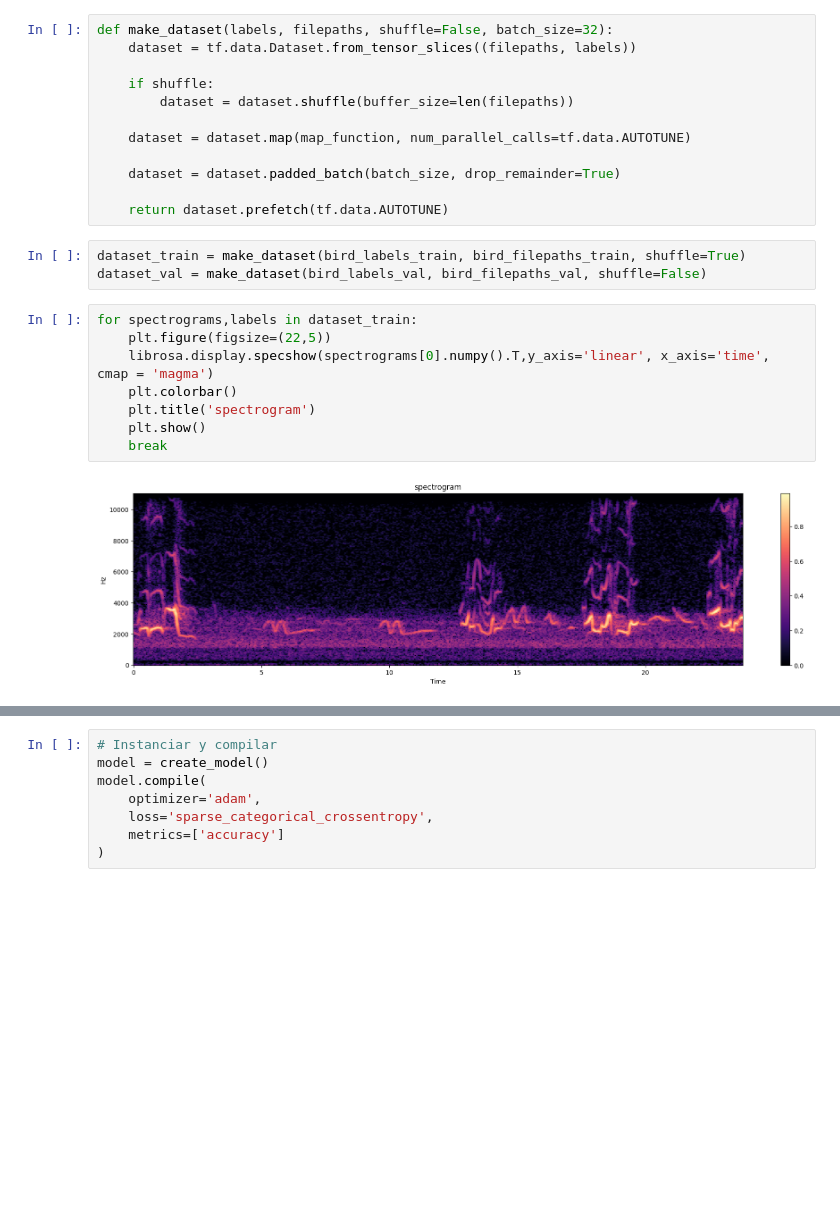
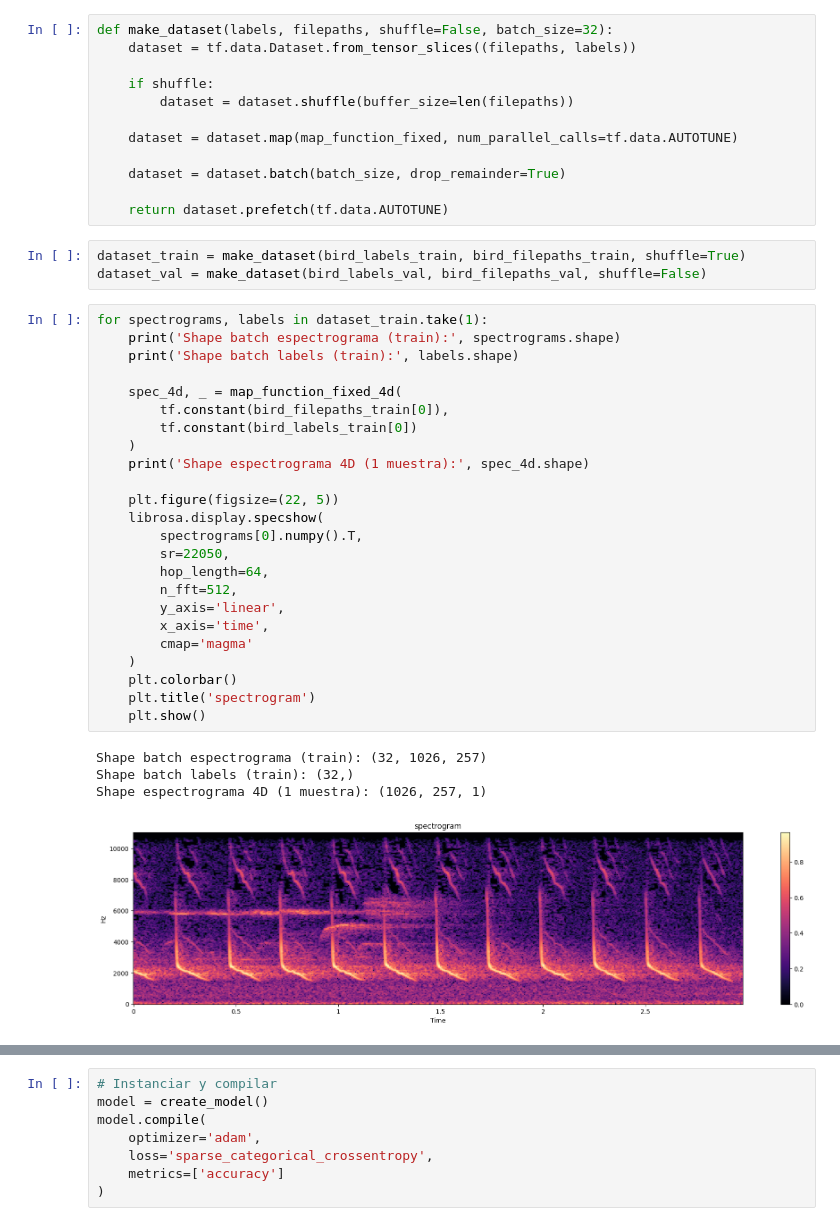
Before and after one commit to jonathancagua/audio, a Jupyter notebook: audio.ipynb, the cells around one changed output, grey strips where cells are left out. Cells and saved outputs as stored; diff of their text form; blank space fills up the shorter version.

```diff
--- a/audio.ipynb
+++ b/audio.ipynb
@@ -100,24 +136,43 @@ def make_dataset(labels, filepaths, shuffle=False, batch_size=32):
     if shuffle:
         dataset = dataset.shuffle(buffer_size=len(filepaths))
 
-    dataset = dataset.map(map_function, num_parallel_calls=tf.data.AUTOTUNE)
+    dataset = dataset.map(map_function_fixed, num_parallel_calls=tf.data.AUTOTUNE)
 
-    dataset = dataset.padded_batch(batch_size, drop_remainder=True)
+    dataset = dataset.batch(batch_size, drop_remainder=True)
 
     return dataset.prefetch(tf.data.AUTOTUNE)
 # %%
 dataset_train = make_dataset(bird_labels_train, bird_filepaths_train, shuffle=True)
 dataset_val = make_dataset(bird_labels_val, bird_filepaths_val, shuffle=False)
 # %%
-for spectrograms,labels in dataset_train:
-    plt.figure(figsize=(22,5))
-    librosa.display.specshow(spectrograms[0].numpy().T,y_axis='linear', x_axis='time', cmap = 'magma')
+for spectrograms, labels in dataset_train.take(1):
+    print('Shape batch espectrograma (train):', spectrograms.shape)
+    print('Shape batch labels (train):', labels.shape)
+
+    spec_4d, _ = map_function_fixed_4d(
+        tf.constant(bird_filepaths_train[0]),
+        tf.constant(bird_labels_train[0])
+    )
+    print('Shape espectrograma 4D (1 muestra):', spec_4d.shape)
+
+    plt.figure(figsize=(22, 5))
+    librosa.display.specshow(
+        spectrograms[0].numpy().T,
+        sr=22050,
+        hop_length=64,
+        n_fft=512,
+        y_axis='linear',
+        x_axis='time',
+        cmap='magma'
+    )
     plt.colorbar()
     plt.title('spectrogram')
     plt.show()
-    break
 # %% [output]
+Shape batch espectrograma (train): (32, 1026, 257)
+Shape batch labels (train): (32,)
+Shape espectrograma 4D (1 muestra): (1026, 257, 1)
-[figure, old version]
+[figure, new version]
 # %%
 from keras import Model, Input
 from keras.layers import Conv1D, Flatten, Dense, Dropout, SpatialDropout1D, GlobalAveragePooling1D, BatchNormalization
```
Also changed, not shown: parts of 13 cells of this notebook.
